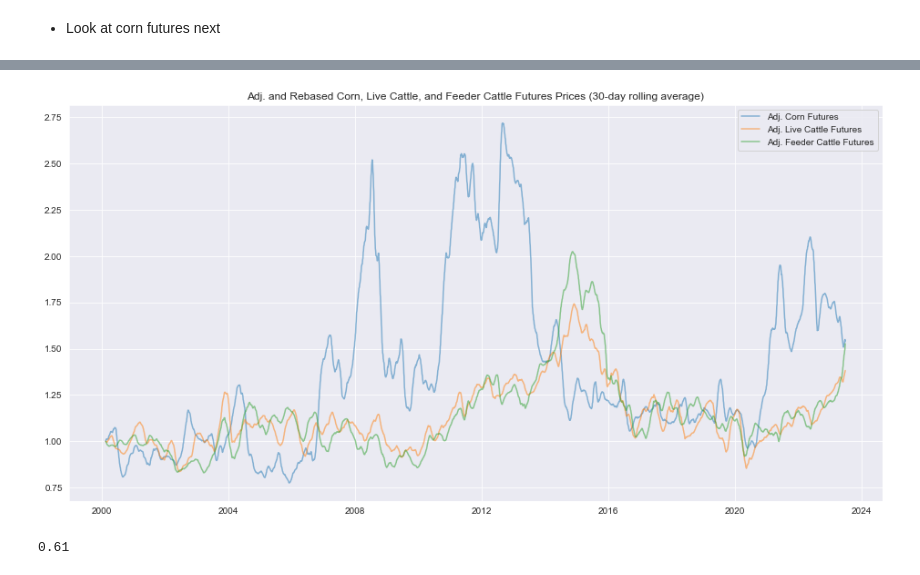
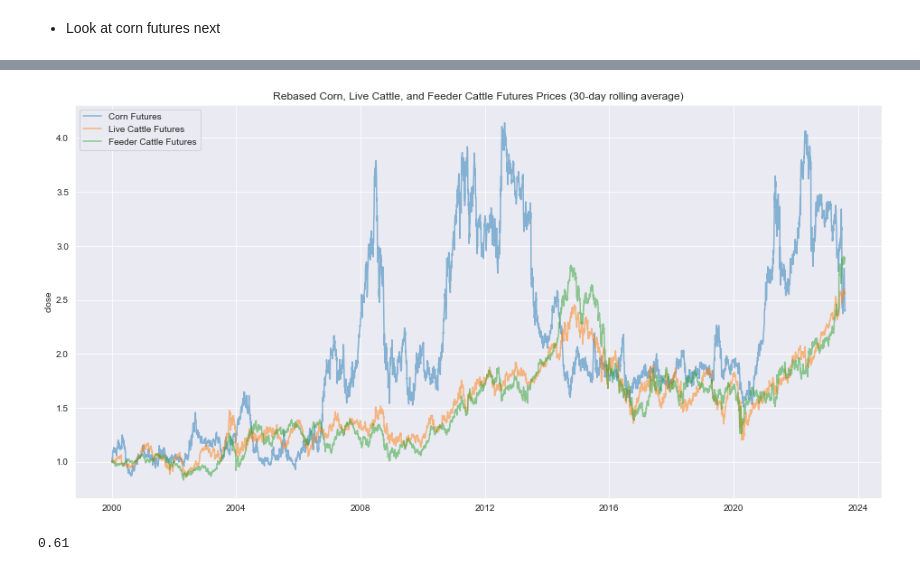
Before and after one commit to EricOstr/live_cattle, a Jupyter notebook: analysis/monthly_analysis/live_feeder_corn.ipynb, the cells around one changed output, grey strips where cells are left out. Cells and saved outputs as stored; diff of their text form; code cells hidden in the pictures.

```diff
--- a/analysis/monthly_analysis/live_feeder_corn.ipynb
+++ b/analysis/monthly_analysis/live_feeder_corn.ipynb
@@ -10,7 +10,7 @@ import src
 import warnings
 warnings.filterwarnings('ignore')
 # %%
-live_cattle_futures = pd.read_csv('csv/live_cattle_futures.csv')
+live_cattle_futures = pd.read_csv('../csv/live_cattle_futures.csv')
 live_cattle_futures = src.clean_tv_data(live_cattle_futures)
 live_cattle_futures.plot(title='Live Cattle Futures ($/cwt)')
 # %% [output]
@@ -25,5 +19,5 @@ adj_live_cattle_futures.plot(title='Adj. Live Cattle Futures (adj.$/cwt)')
 # %%
-feeder_cattle_futures = pd.read_csv('csv/feeder_cattle_futures.csv')
+feeder_cattle_futures = pd.read_csv('../csv/feeder_cattle_futures.csv')
 feeder_cattle_futures = src.clean_tv_data(feeder_cattle_futures)
 feeder_cattle_futures.plot(title='Feeder Cattle Futures ($/cwt)')
 # %% [output]
@@ -91,5 +79,5 @@ round(diff_as_pct.corr(adj_live_cattle_futures),2)
 # %% [markdown]
 - Look at corn futures next
 # %%
-corn_futures = pd.read_csv('csv/corn_futures.csv')
+corn_futures = pd.read_csv('../csv/corn_futures.csv')
 corn_futures = src.clean_tv_data(corn_futures)
@@ -96,15 +129,15 @@ corn_futures = src.clean_tv_data(corn_futures)
 # %%
 src.lineplot_mult_normalized(
-    src.adjust_series_cpi(corn_futures.rolling(30).mean()),
-    src.adjust_series_cpi(live_cattle_futures.rolling(30).mean()),
-    src.adjust_series_cpi(feeder_cattle_futures.rolling(30).mean()),
-    'Adj. Corn Futures',
-    'Adj. Live Cattle Futures',
-    'Adj. Feeder Cattle Futures',
-    title="Adj. and Rebased Corn, Live Cattle, and Feeder Cattle Futures Prices (30-day rolling average)",
+    corn_futures,
+    live_cattle_futures,
+    feeder_cattle_futures,
+    'Corn Futures',
+    'Live Cattle Futures',
+    'Feeder Cattle Futures',
+    title="Rebased Corn, Live Cattle, and Feeder Cattle Futures Prices (30-day rolling average)",
     )
 # %% [output]
-[figure, old version]
+[figure, new version]
 # %%
 round(corn_futures.corr(live_cattle_futures),2)
 # %% [output]
```
Also changed, not shown: parts of 17 cells of this notebook, 12 other files.
